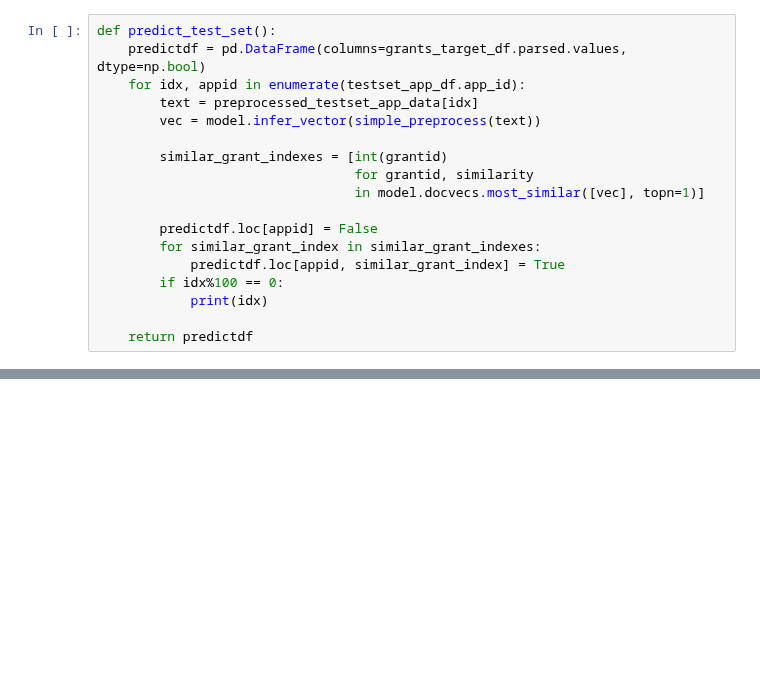
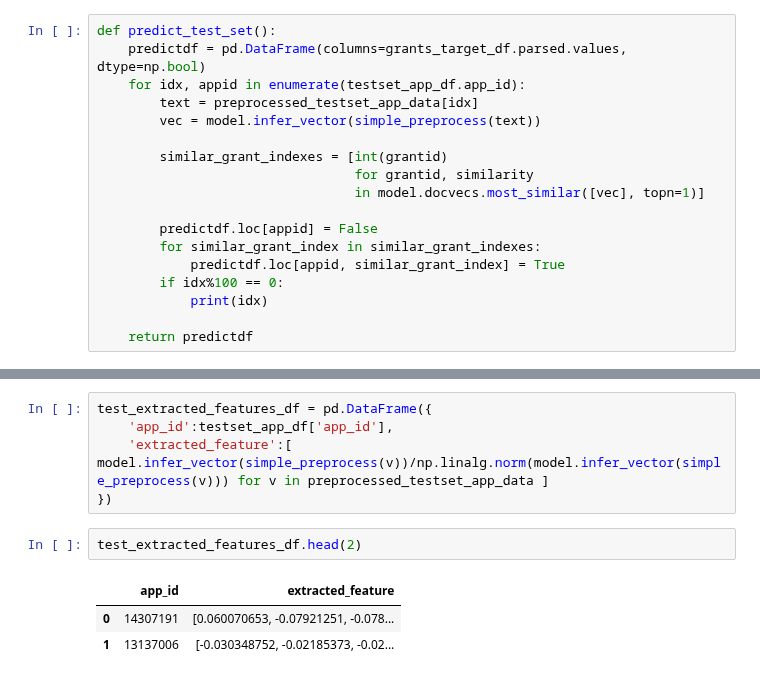
Before and after one commit to yoheikikuta/US-patent-analysis, a Jupyter notebook: notebook/word2vec_doc2vec_models.ipynb, the cells around one changed output, grey strips where cells are left out. Saved outputs shown, nothing was run; the diff lists cells and outputs as text; blank space fills up the shorter version.

```diff
--- a/notebook/word2vec_doc2vec_models.ipynb
+++ b/notebook/word2vec_doc2vec_models.ipynb
@@ -517,0 +545,11 @@ calc_summary(pred_df, label_df)
+# %%
+test_extracted_features_df = pd.DataFrame({
+    'app_id':testset_app_df['app_id'],
+    'extracted_feature':[ model.infer_vector(simple_preprocess(v))/np.linalg.norm(model.infer_vector(simple_preprocess(v))) for v in preprocessed_testset_app_data ]
+})
+# %%
+test_extracted_features_df.head(2)
+# %% [output]
+|  | app_id | extracted_feature |
+| 0 | 14307191 | [0.060070653, -0.07921251, -0.078... |
+| 1 | 13137006 | [-0.030348752, -0.02185373, -0.02... |
```
Also changed, not shown: parts of 26 cells of this notebook.
